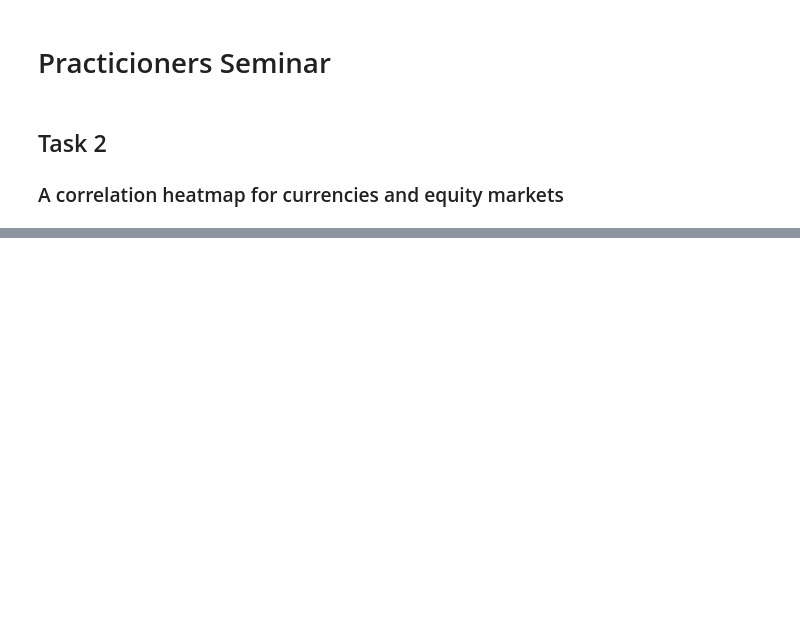
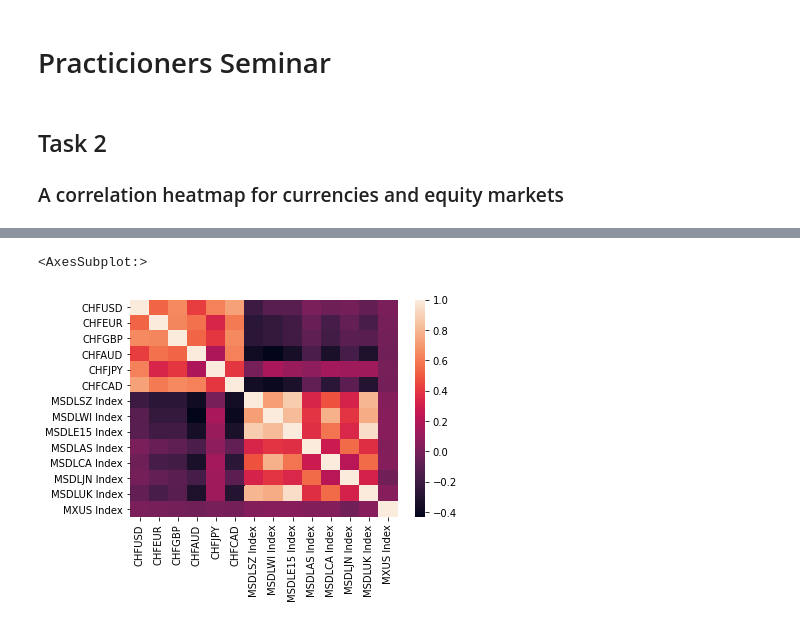
Before and after one commit to Tobias-Mann/Practicioners-Seminar-Notebook, a Jupyter notebook: Notebook.ipynb, the cells around one changed output, grey strips where cells are left out. Cells and saved outputs as stored; diff of their text form; code cells hidden in the pictures; blank space fills up the shorter version.

```diff
--- a/Notebook.ipynb
+++ b/Notebook.ipynb
@@ -33,0 +51,5 @@ sns.heatmap(z.corr(), xticklabels=z.columns.values, yticklabels=z.columns.values
+# %%
+# Return df
+return_df = np.log(combined_df.sort_index()).diff()
+return_df = return_df[return_df!=0].dropna()
+return_df
@@ -33,0 +71,5 @@ sns.heatmap(z.corr(), xticklabels=z.columns.values, yticklabels=z.columns.values
+# %%
+sns.heatmap(return_df.corr(), xticklabels=z.columns.values, yticklabels=z.columns.values)
+# %% [output]
+<AxesSubplot:>
+[figure, added]
```
Also changed, not shown: parts of 6 cells of this notebook.
